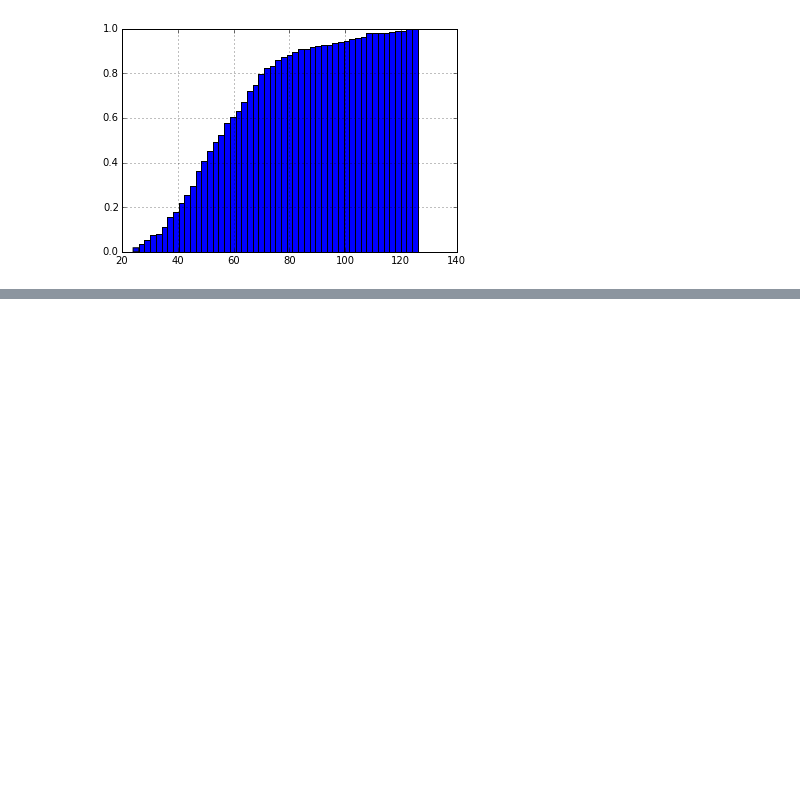
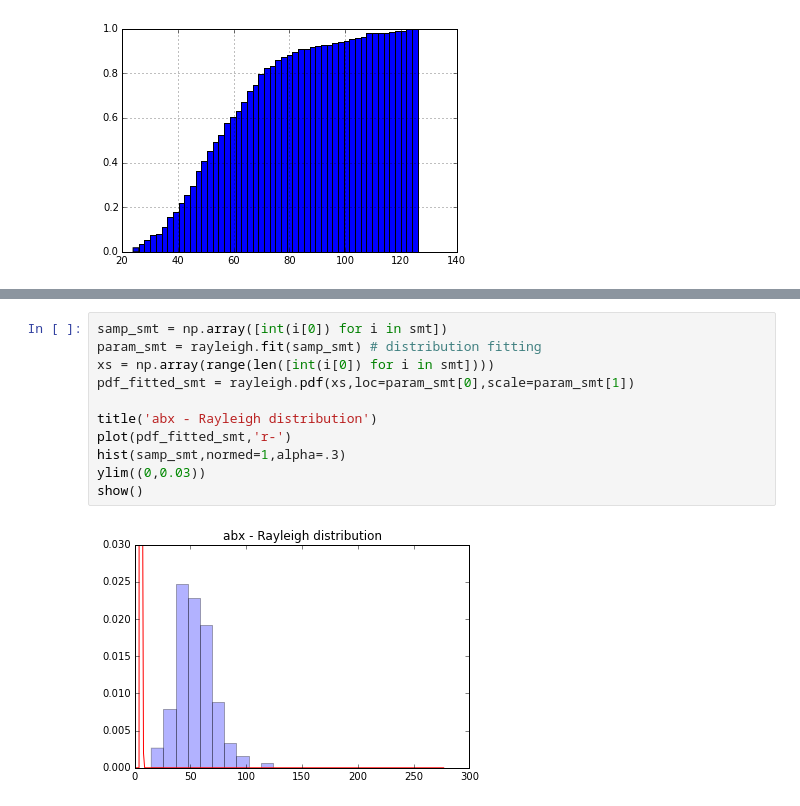
Before and after one commit to dvalenzano/uBiome_Network, a Jupyter notebook: Network_distribution_powerfit.ipynb, the cells around one changed output, grey strips where cells are left out. Saved outputs shown, nothing was run; the diff lists cells and outputs as text; blank space fills up the shorter version.

```diff
--- a/Network_distribution_powerfit.ipynb
+++ b/Network_distribution_powerfit.ipynb
@@ -171,0 +206,13 @@ xSer.hist(cumulative=True, normed=1, bins=50)
+# %%
+samp_smt = np.array([int(i[0]) for i in smt])
+param_smt = rayleigh.fit(samp_smt) # distribution fitting
+xs = np.array(range(len([int(i[0]) for i in smt])))
+pdf_fitted_smt = rayleigh.pdf(xs,loc=param_smt[0],scale=param_smt[1])
+
+title('abx - Rayleigh distribution')
+plot(pdf_fitted_smt,'r-')
+hist(samp_smt,normed=1,alpha=.3)
+ylim((0,0.03))
+show()
+# %% [output]
+[figure, added]
```
Also changed, not shown: parts of 10 cells of this notebook.
